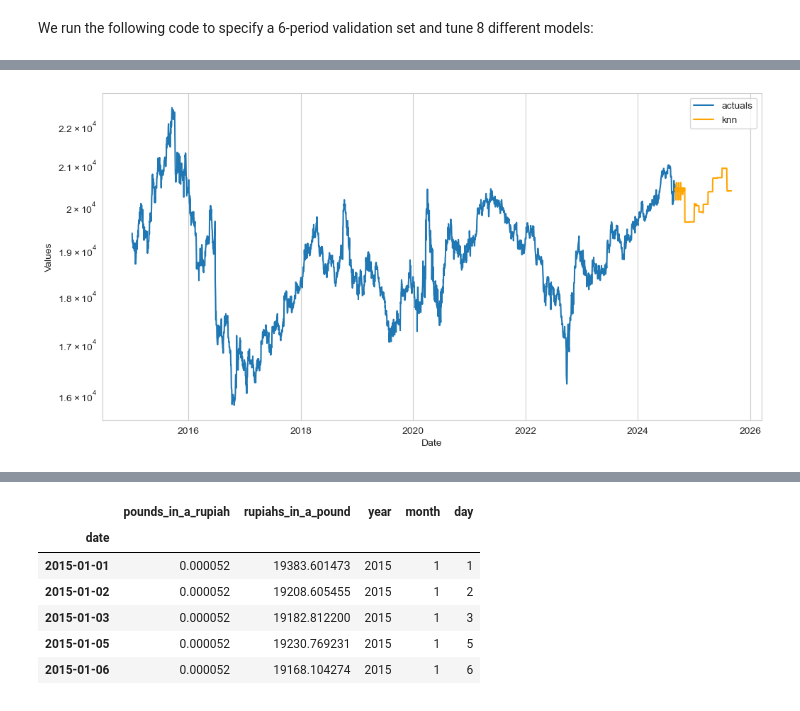
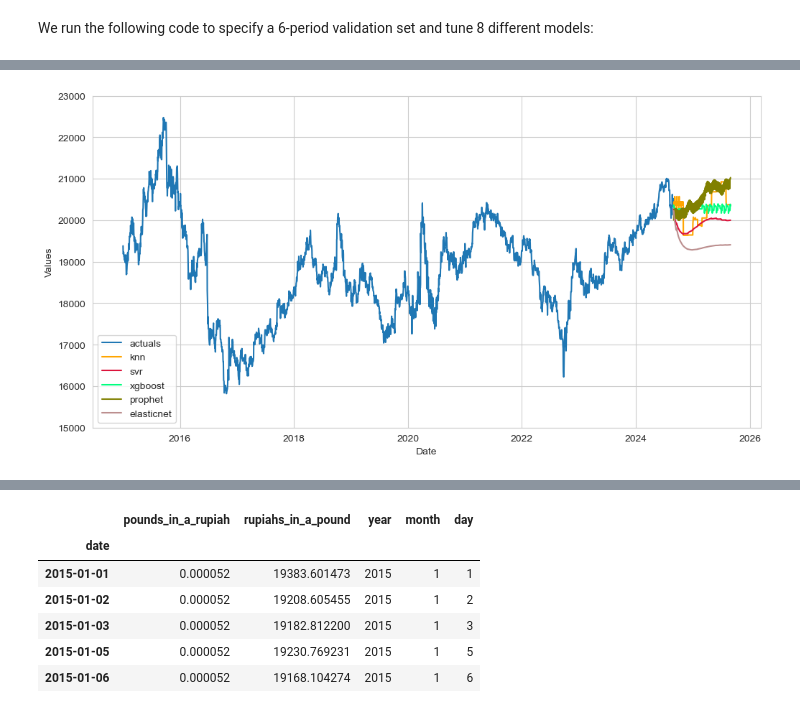
Before and after one commit to Thomas-Nguyen12/GBP_Rupiah_Exchange, a Jupyter notebook: english_indonesian_exchange.ipynb, the cells around one changed output, grey strips where cells are left out. Drawn from its saved outputs; the diff is of its cells as text; code cells hidden in the pictures.

Commit message:
updated model parameters

```diff
--- a/english_indonesian_exchange.ipynb
+++ b/english_indonesian_exchange.ipynb
@@ -725,10 +776,10 @@ Epoch 100/100
 80/80 ━━━━━━━━━━━━━━━━━━━━ 0s 2ms/step
 # %%
-f.plot(models='top_1',order_by='TestSetRMSE')
-plt.yscale("log")
+f.plot(models='top_5',order_by='TestSetRMSE')
+plt.ylim(15000, 23000)
 plt.show()
 # %% [output]
-[figure, old version]
+[figure, new version]
 # %%
 f.plot()
 
```
Also changed, not shown: parts of 37 cells of this notebook, 7 other files.
